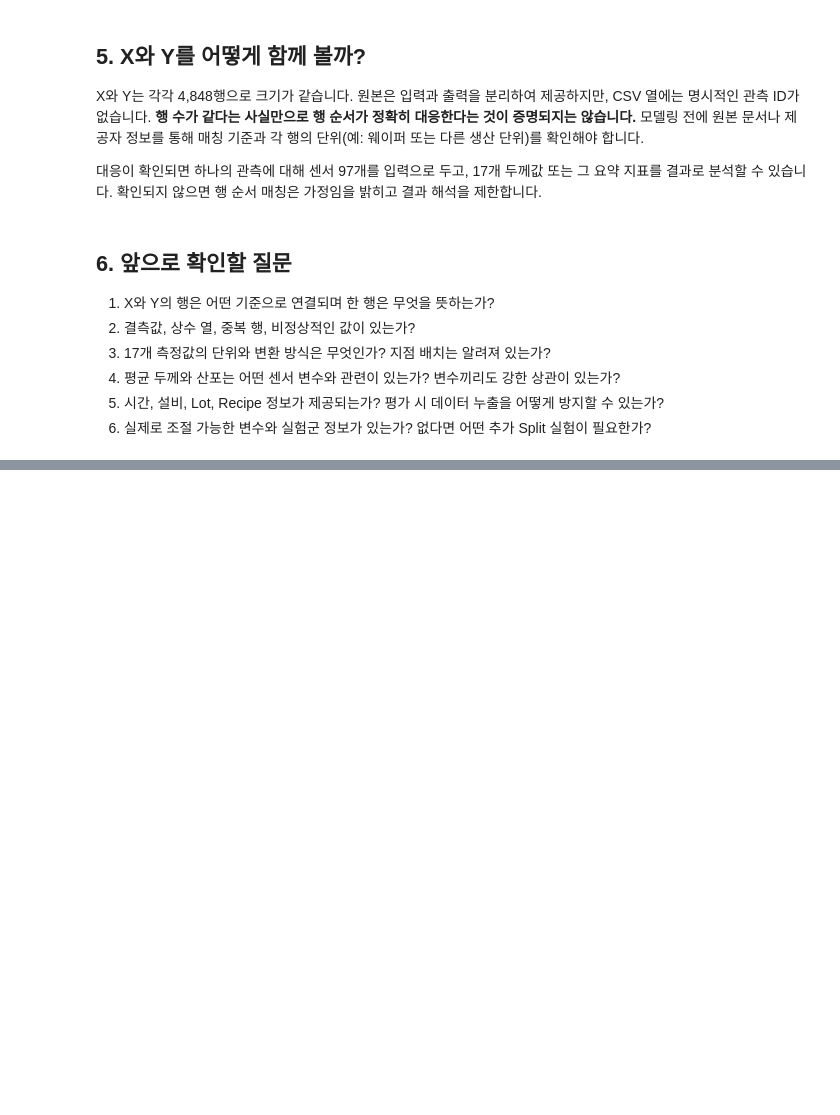
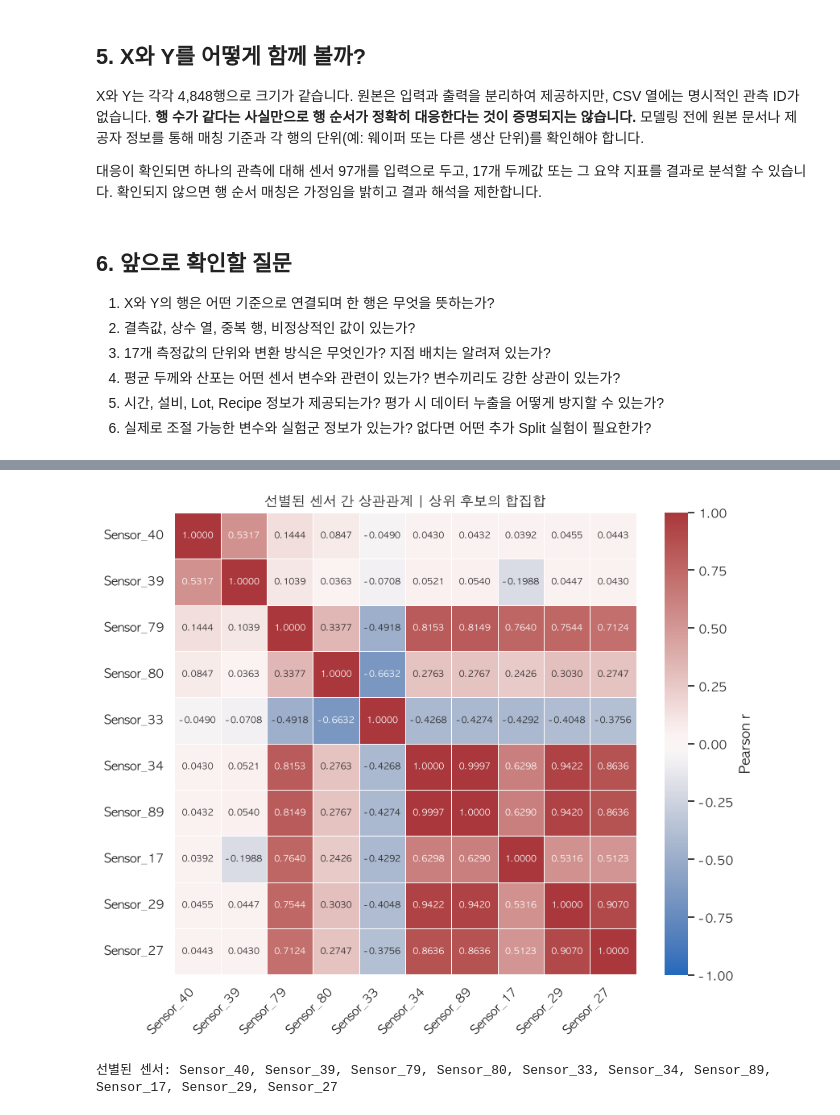
Before and after one commit to minnong511/Semi_Conductor_Projects, a Jupyter notebook: project1_process_analysis/01_데이터_이해.ipynb, the cells around one changed output, grey strips where cells are left out. Saved outputs shown, nothing was run; the diff lists cells and outputs as text; code cells hidden in the pictures; blank space fills up the shorter version.

```diff
--- a/project1_process_analysis/01_데이터_이해.ipynb
+++ b/project1_process_analysis/01_데이터_이해.ipynb
@@ -54,0 +382,11 @@ X와 Y는 각각 4,848행으로 크기가 같습니다. 원본은 입력과 출
+# %%
+nonzero = ~zero_y_mask.reset_index(drop=True)
+sensitivity = pd.DataFrame({name: X.reset_index(drop=True).loc[nonzero].corrwith(
+    analysis.loc[nonzero, name], method='pearson') for name in targets})
+for target in targets:
+    print(f'[{target}] 전체 행 포함: 상위 5개')
+    display(top_correlations(correlations, target))
+    print(f'[{target}] Y 전체 0 행 제외: 상위 5개 (민감도 비교)')
+    display(top_correlations(sensitivity, target))
+    print(f'상위 센서: {top_correlations(correlations, target).index[0]} → '
+          f'{top_correlations(sensitivity, target).index[0]}')
@@ -54,0 +428,17 @@ X와 Y는 각각 4,848행으로 크기가 같습니다. 원본은 입력과 출
+# %%
+selected_sensors = list(dict.fromkeys(
+    sensor for target in targets for sensor in top_correlations(correlations, target).index
+))
+sensor_corr = X[selected_sensors].corr(method='pearson')
+plt.figure(figsize=(max(7, len(selected_sensors) * .85), max(5.5, len(selected_sensors) * .7)))
+sns.heatmap(sensor_corr, vmin=-1, vmax=1, center=0, cmap='vlag', annot=True, fmt='.4f', annot_kws={'size': 8},
+            square=True, linewidths=.4, cbar_kws={'label': 'Pearson r'})
+plt.title('선별된 센서 간 상관관계 | 상위 후보의 합집합')
+plt.xticks(rotation=45, ha='right')
+plt.yticks(rotation=0)
+plt.tight_layout()
+plt.show()
+print('선별된 센서:', ', '.join(selected_sensors))
+# %% [output]
+[figure, added]
+선별된 센서: Sensor_40, Sensor_39, Sensor_79, Sensor_80, Sensor_33, Sensor_34, Sensor_89, Sensor_17, Sensor_29, Sensor_27
```
Also changed, not shown: parts of 25 cells of this notebook, 8 other files.
